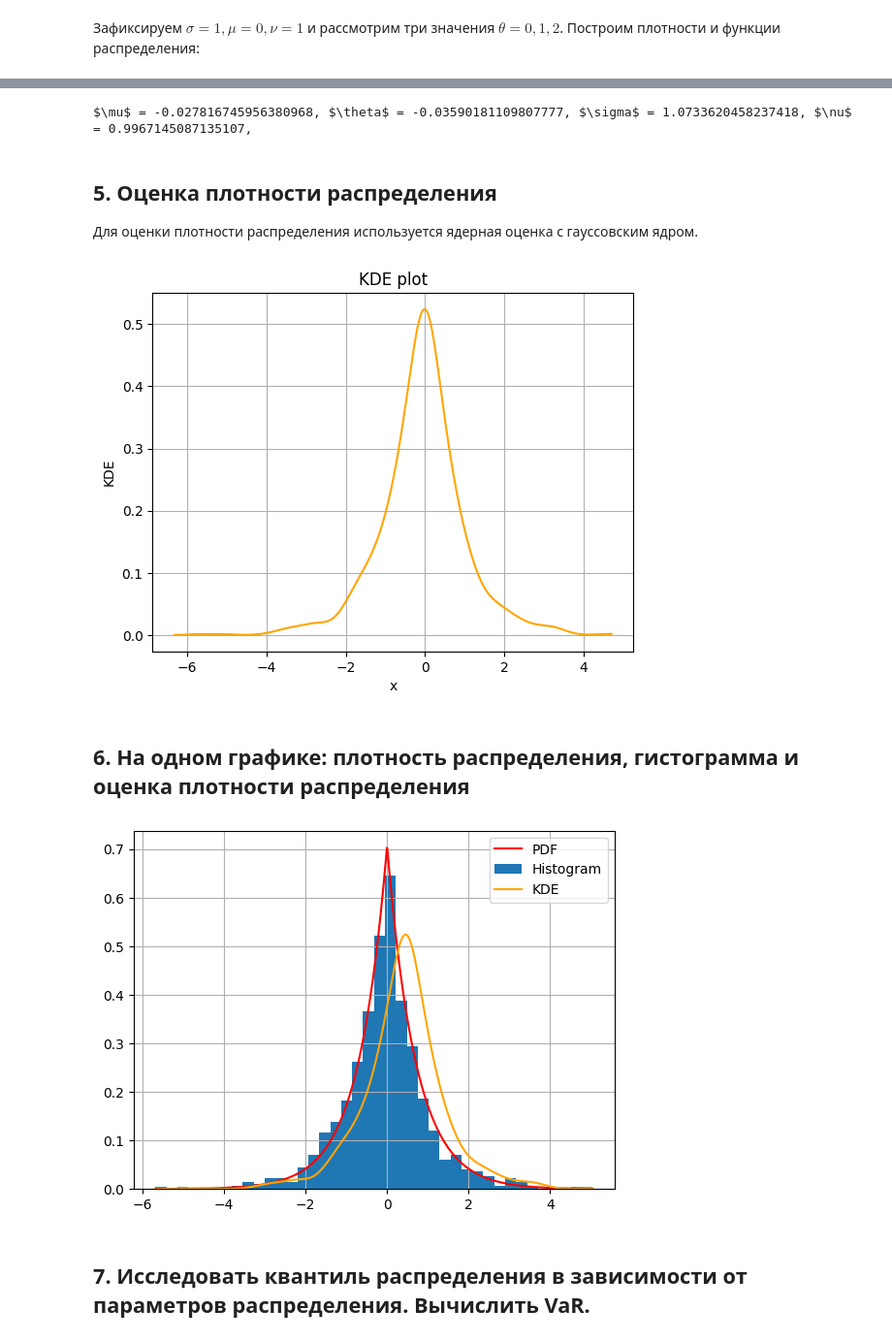
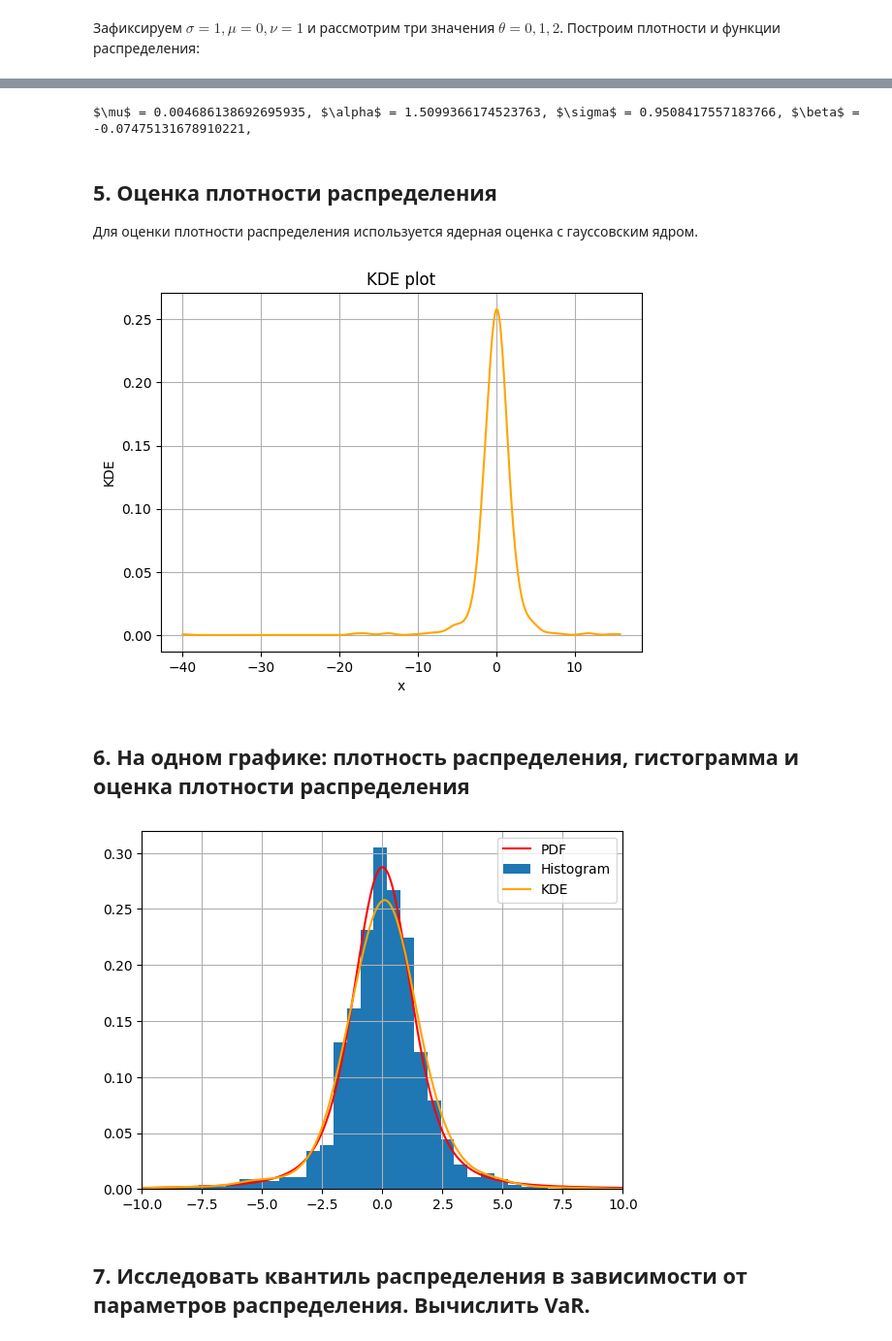
Before and after one commit to Klimentij-Kvl/famcs-archive, a Jupyter notebook: 3-year/Statistical Analysis of Time Series/lab3_kovalevskij.ipynb, the cells around one changed output, grey strips where cells are left out. Shown at 97% size. Saved outputs shown, nothing was run; the diff lists cells and outputs as text; code cells hidden in the pictures.

```diff
--- a/3-year/Statistical Analysis of Time Series/lab3_kovalevskij.ipynb
+++ b/3-year/Statistical Analysis of Time Series/lab3_kovalevskij.ipynb
@@ -26,4 +26,6 @@ ALPHA_ARR = [0.5, 1, 2]
 ### 2. Графики плотности и функции распределения.
 # %% [markdown]
 Зафиксируем $\sigma=1, \nu=0, \beta=0$ и рассмотрим три значения $\alpha = 0.5, 1, 2$. Построим плотности и функции распределения:
+# %%
+x = np.linspace(-7, 7, 1000)
 # %%
@@ -195,3 +151,5 @@ plt.show()
 # %%
-distr = VarianceGamma(MU, THETA, SIGMA, NU)
-sample = distr.rvs(1000)
+sample = levy_stable.rvs(ALPHA, BETA, MU, SIGMA, size=1000)
+
+ks_stat, ks_p_value = stats.kstest(sample, lambda x: levy_stable.cdf(x, ALPHA, BETA, MU, SIGMA))
+print(f"Kolmogorov-Smirnov test: statistic={ks_stat}, p-value={ks_p_value}")
@@ -207,34 +162,15 @@ Kolmogorov-Smirnov test: statistic=0.01587335501291609, p-value=0.95922082040589
 # %%
-def moments_method(sample: np.ndarray):
-    sample_np = np.asarray(sample)
-    m1 = np.mean(sample_np)
-    m2 = np.mean((sample_np - m1)**2)
-    m3 = np.mean((sample_np - m1)**3)
-    m4 = np.mean((sample_np - m1)**4)
-
-    def system(vars):
-        mu, theta, sigma, nu = vars
-        eq1 = -m1 + mu + theta
-        eq2 = -m2 + sigma ** 2 + theta ** 2 * nu
-        eq3 = -m3 + 2 * theta**3 * nu**2 + 3 * theta * sigma**2 * nu
-        eq4 = -m4 + 3*sigma**4*nu + 12 * theta**2 * nu**2 + 6 * theta**4 * nu**3 + 3 * (sigma**2 + theta**2 * nu)**2
-        return [eq1, eq2, eq3, eq4]
-
-    root = fsolve(system, [0, 0, 1, 1])
-
-    return {"mu": root[0], "theta": root[1], "sigma": root[2], "nu": root[3]}
-
-moments = moments_method(sample)
-print(rf"$\mu$ = {moments["mu"]}, $\theta$ = {moments["theta"]}, $\sigma$ = {moments["sigma"]}, $\nu$ = {moments["nu"]}, ")
+moments = levy_stable.fit(sample)
+print(rf"$\mu$ = {moments[2]}, $\alpha$ = {moments[0]}, $\sigma$ = {moments[3]}, $\beta$ = {moments[1]}, ")
 # %% [output]
-$\mu$ = -0.027816745956380968, $\theta$ = -0.03590181109807777, $\sigma$ = 1.0733620458237418, $\nu$ = 0.9967145087135107,
+$\mu$ = 0.004686138692695935, $\alpha$ = 1.5099366174523763, $\sigma$ = 0.9508417557183766, $\beta$ = -0.07475131678910221,
 # %% [markdown]
 ## 5. Оценка плотности распределения
 
 Для оценки плотности распределения используется ядерная оценка с гауссовским ядром.
 # %%
 kde = stats.gaussian_kde(sample)
-density = kde.evaluate(x)
+density = kde(x)
 
 plt.plot(x, density, color="orange")
 plt.xlabel("x")
@@ -243,24 +179,22 @@ plt.title("KDE plot")
 plt.grid()
 plt.show()
 # %% [output]
-[figure, old version]
+[figure, new version]
 # %% [markdown]
 ## 6. На одном графике: плотность распределения, гистограмма и оценка плотности распределения
 # %%
-x = np.linspace(min(sample), max(sample), 1000)
-pdf = distr.pdf(x)
-
-num_bins = math.trunc(max(sample) - min(sample)) * 4
+pdf = levy_stable.pdf(x, ALPHA, BETA, MU, SIGMA)
 
 plt.plot(x, pdf, color="red", label="PDF")
-plt.hist(sample, bins=num_bins, density=True, label="Histogram")
+plt.hist(sample, bins=100, density=True, label="Histogram")
 plt.plot(x, density, color="orange", label="KDE")
 
+plt.xlim(-10, 10)
 plt.grid()
 plt.legend()
 plt.show()
 # %% [output]
-[figure, old version]
+[figure, new version]
 # %% [markdown]
 ## 7. Исследовать квантиль распределения в зависимости от параметров распределения. Вычислить VaR.
 # %% [markdown]
```
Also changed, not shown: parts of 30 cells of this notebook.
